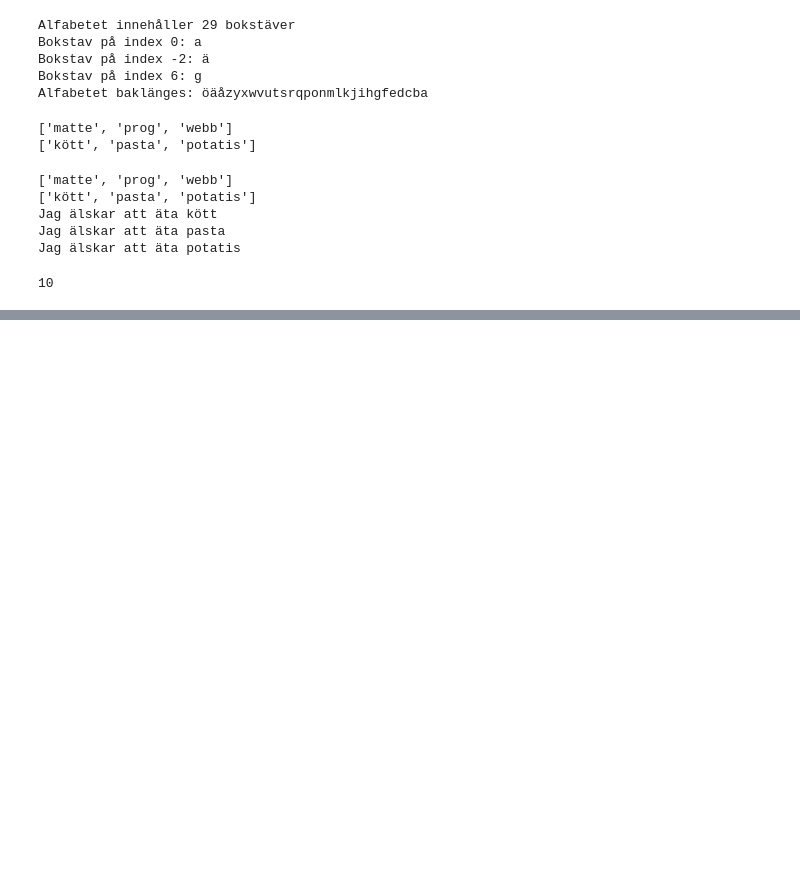
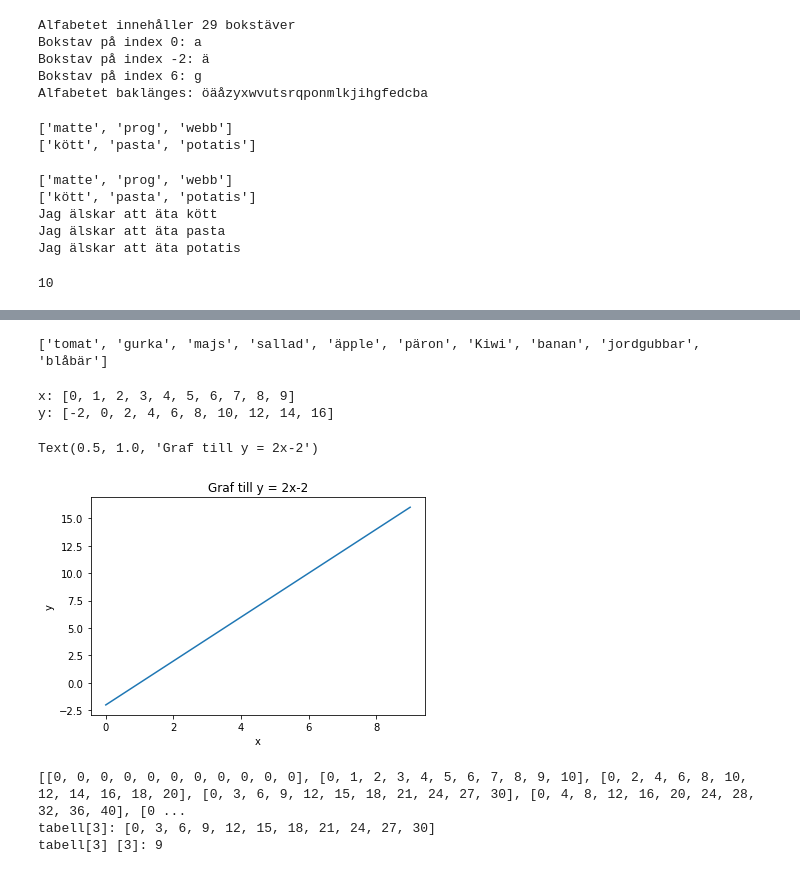
Before and after one commit to Antonsoder/Anton_Soderstrom_Te19C, a Jupyter notebook: Mer programmering/string.ipynb, the cells around one changed output, grey strips where cells are left out. Drawn from its saved outputs; the diff is of its cells as text; code cells hidden in the pictures; blank space fills up the shorter version.

```diff
--- a/Mer programmering/string.ipynb
+++ b/Mer programmering/string.ipynb
@@ -84,0 +117,50 @@ print(summa)
+# %%
+grönsaker = ["tomat", "gurka", "majs", "sallad"]
+frukter = ["äpple", "päron", "Kiwi", "banan", "jordgubbar", "blåbär"]
+fruktsallad = []
+
+#append() lägger till i en lista
+for grönsak in grönsaker:
+    fruktsallad.append(grönsak) # För varje gång så appendas grönsakerna i fruktsalladen
+
+for frukt in frukter:
+    fruktsallad.append(frukt)
+
+print(fruktsallad)
+# %% [output]
+['tomat', 'gurka', 'majs', 'sallad', 'äpple', 'päron', 'Kiwi', 'banan', 'jordgubbar', 'blåbär']
+# %%
+#List comprehension
+import matplotlib.pyplot as plt
+y = [2*x-2 for x in range(10)]
+
+x = [x for x in range(10)]
+
+print(f"x: {x}")
+print(f"y: {y}")
+
+plt.plot(x,y)
+plt.xlabel("x")
+plt.ylabel("y")
+plt.title("Graf till y = 2x-2")
+# %% [output]
+x: [0, 1, 2, 3, 4, 5, 6, 7, 8, 9]
+y: [-2, 0, 2, 4, 6, 8, 10, 12, 14, 16]
+Text(0.5, 1.0, 'Graf till y = 2x-2')
+[figure, added]
+# %%
+#2d lista
+
+tabell = []
+
+for i in range(6):
+    rad = [x*i for x in range(11)] #Skapar en rad av gångertabellen
+    tabell.append(rad)
+
+print(tabell)
+print(f"tabell[3]: {tabell[3]}")
+print(f"tabell[3] [3]: {tabell[3][3]}") #Indexera i en 2d lista. Anv'ndbar för att skapa en spelplan.
+# %% [output]
+[[0, 0, 0, 0, 0, 0, 0, 0, 0, 0, 0], [0, 1, 2, 3, 4, 5, 6, 7, 8, 9, 10], [0, 2, 4, 6, 8, 10, 12, 14, 16, 18, 20], [0, 3, 6, 9, 12, 15, 18, 21, 24, 27, 30], [0, 4, 8, 12, 16, 20, 24, 28, 32, 36, 40], [0 ...
+tabell[3]: [0, 3, 6, 9, 12, 15, 18, 21, 24, 27, 30]
+tabell[3] [3]: 9
```
Also changed, not shown: parts of 3 cells of this notebook, 3 other files.
